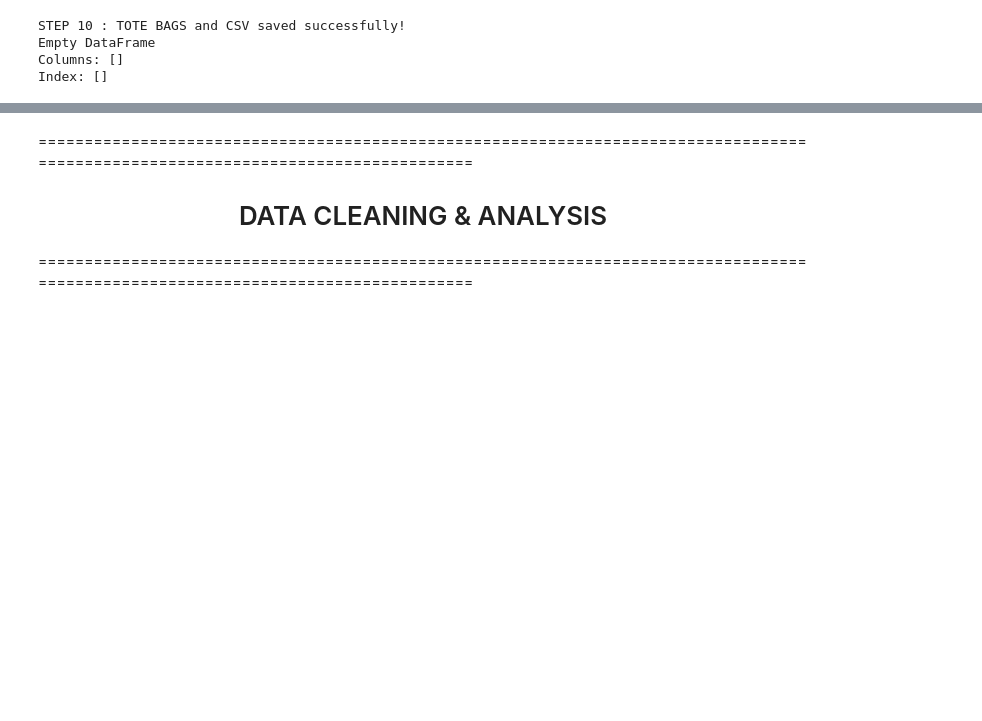
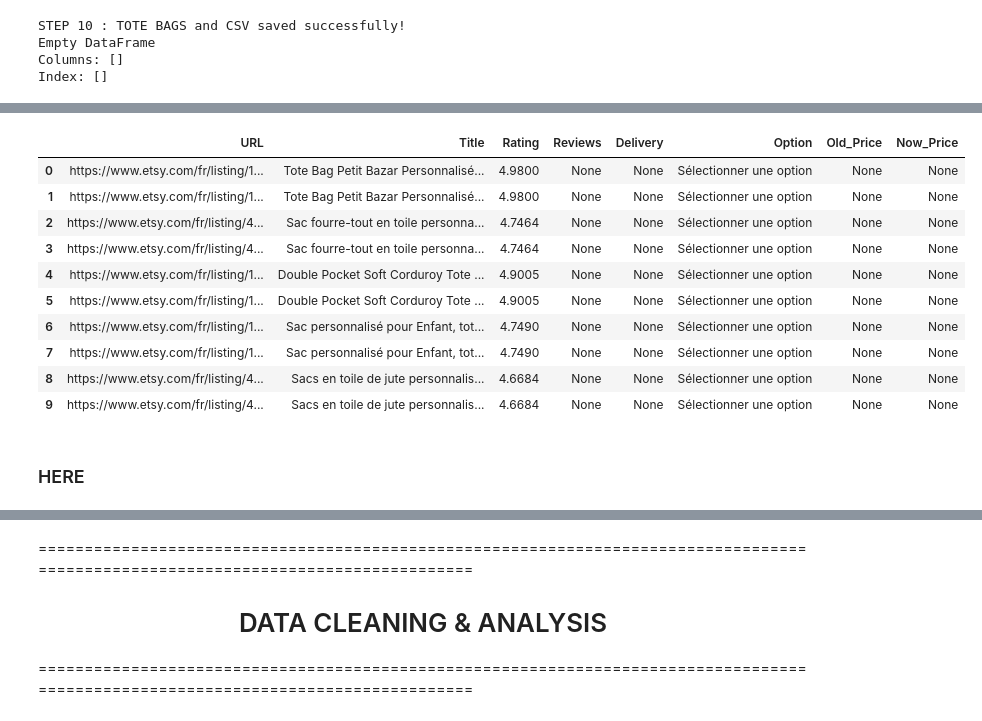
Before and after one commit to samia-boubaya/project_03-Etsy-POD-Trends, a Jupyter notebook: notebooks/main.ipynb, the cells around one changed output, grey strips where cells are left out. Cells and saved outputs as stored; diff of their text form; code cells hidden in the pictures; blank space fills up the shorter version.

```diff
--- a/notebooks/main.ipynb
+++ b/notebooks/main.ipynb
@@ -792,0 +1616,16 @@ Index: []
+# %%
+df.head(11)
+# %% [output]
+|  | URL | Title | Rating | Reviews | Delivery | Option | Old_Price | Now_Price |
+| 0 | https://www.etsy.com/fr/listing/1... | Tote Bag Petit Bazar Personnalisé... | 4.9800 | None | None | Sélectionner une option | None | None |
+| 1 | https://www.etsy.com/fr/listing/1... | Tote Bag Petit Bazar Personnalisé... | 4.9800 | None | None | Sélectionner une option | None | None |
+| 2 | https://www.etsy.com/fr/listing/4... | Sac fourre-tout en toile personna... | 4.7464 | None | None | Sélectionner une option | None | None |
+| 3 | https://www.etsy.com/fr/listing/4... | Sac fourre-tout en toile personna... | 4.7464 | None | None | Sélectionner une option | None | None |
+| 4 | https://www.etsy.com/fr/listing/1... | Double Pocket Soft Corduroy Tote ... | 4.9005 | None | None | Sélectionner une option | None | None |
+| 5 | https://www.etsy.com/fr/listing/1... | Double Pocket Soft Corduroy Tote ... | 4.9005 | None | None | Sélectionner une option | None | None |
+| 6 | https://www.etsy.com/fr/listing/1... | Sac personnalisé pour Enfant, tot... | 4.7490 | None | None | Sélectionner une option | None | None |
+| 7 | https://www.etsy.com/fr/listing/1... | Sac personnalisé pour Enfant, tot... | 4.7490 | None | None | Sélectionner une option | None | None |
+| 8 | https://www.etsy.com/fr/listing/4... | Sacs en toile de jute personnalis... | 4.6684 | None | None | Sélectionner une option | None | None |
+| 9 | https://www.etsy.com/fr/listing/4... | Sacs en toile de jute personnalis... | 4.6684 | None | None | Sélectionner une option | None | None |
+# %% [markdown]
+### HERE
```
Also changed, not shown: parts of 16 cells of this notebook, 1 other file.
